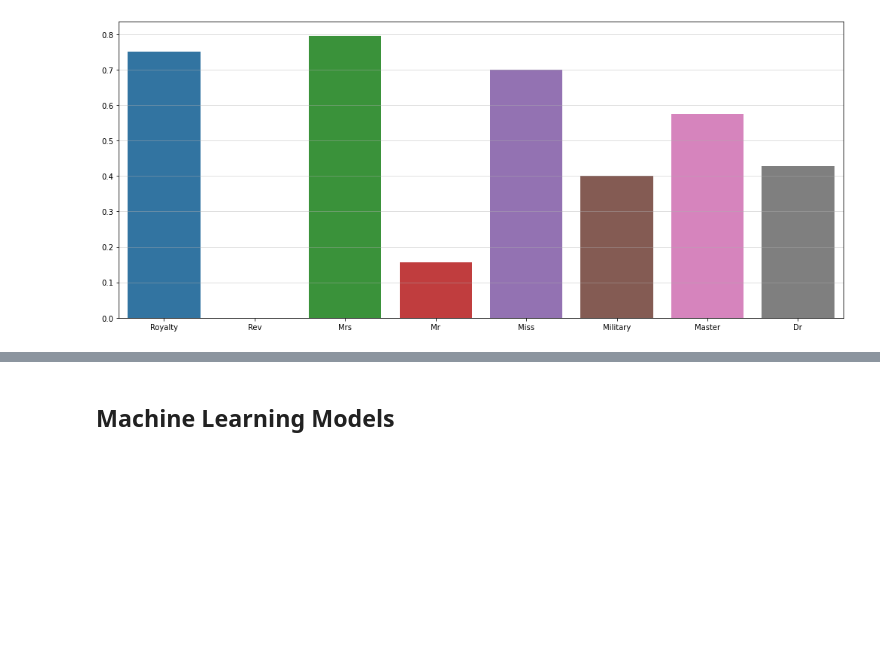
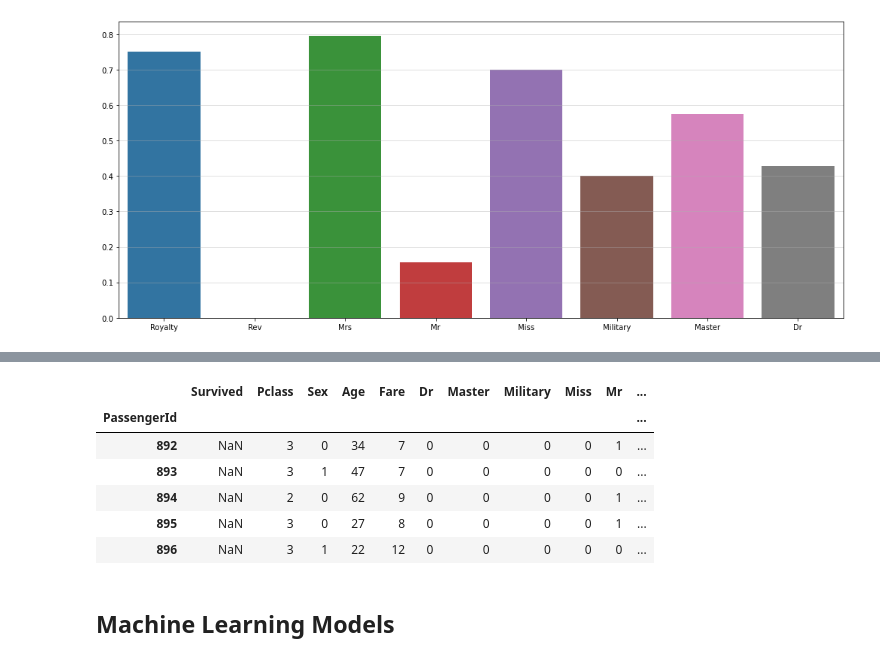
Before and after one commit to m-dziuba/titanic_kaggle, a Jupyter notebook: titanic_competition.ipynb, the cells around one changed output, grey strips where cells are left out. Saved outputs shown, nothing was run; the diff lists cells and outputs as text; code cells hidden in the pictures; blank space fills up the shorter version.

```diff
--- a/titanic_competition.ipynb
+++ b/titanic_competition.ipynb
@@ -361,0 +372,10 @@ sns.barplot(x=survival_rate_per_title.index, y=survival_rate_per_title.values);
+# %%
+test_data.head()
+# %% [output]
+|  | Survived | Pclass | Sex | Age | Fare | Dr | Master | Military | Miss | Mr | ... |
+| PassengerId |  |  |  |  |  |  |  |  |  |  | ... |
+| 892 | NaN | 3 | 0 | 34 | 7 | 0 | 0 | 0 | 0 | 1 | ... |
+| 893 | NaN | 3 | 1 | 47 | 7 | 0 | 0 | 0 | 0 | 0 | ... |
+| 894 | NaN | 2 | 0 | 62 | 9 | 0 | 0 | 0 | 0 | 1 | ... |
+| 895 | NaN | 3 | 0 | 27 | 8 | 0 | 0 | 0 | 0 | 1 | ... |
+| 896 | NaN | 3 | 1 | 22 | 12 | 0 | 0 | 0 | 0 | 0 | ... |
```
Also changed, not shown: parts of 15 cells of this notebook, 1 other file.
